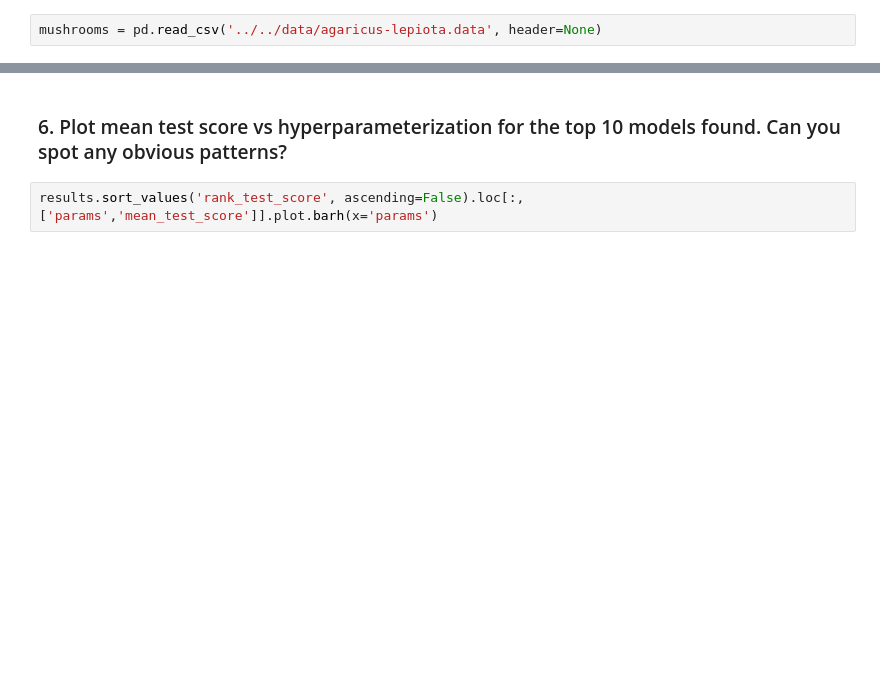
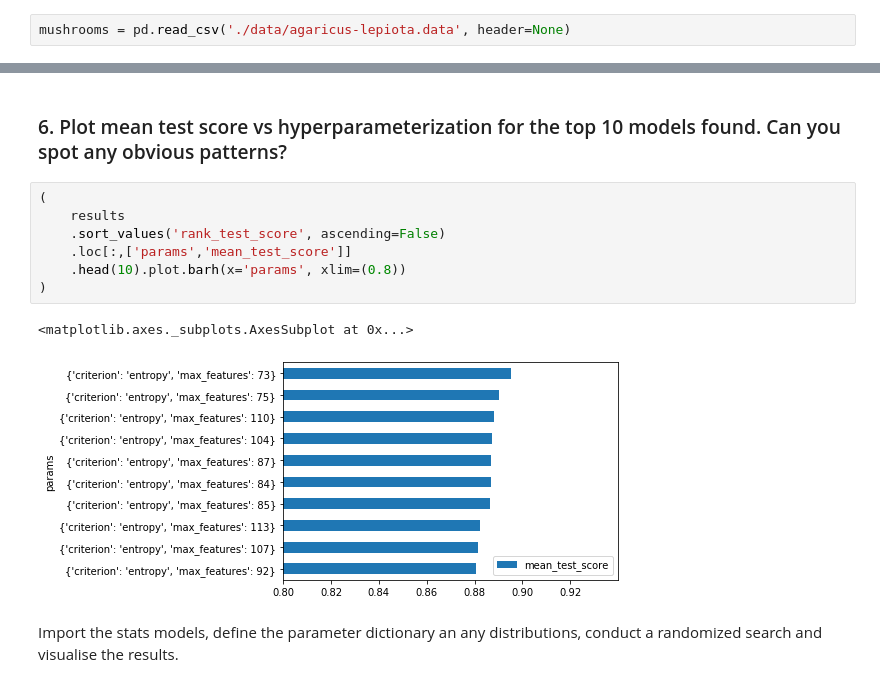
Before and after one commit to PacktWorkshops/The-Data-Science-Workshop, a Jupyter notebook: Chapter08/classify-mushrooms.ipynb, the cells around one changed output, grey strips where cells are left out. Cells and saved outputs as stored; diff of their text form; blank space fills up the shorter version.

```diff
--- a/Chapter08/classify-mushrooms.ipynb
+++ b/Chapter08/classify-mushrooms.ipynb
@@ -9,2 +13,2 @@ import pandas as pd
 # %%
-mushrooms = pd.read_csv('../../data/agaricus-lepiota.data', header=None)
+mushrooms = pd.read_csv('./data/agaricus-lepiota.data', header=None)
@@ -58,7 +123,17 @@ results.sort_values('rank_test_score', ascending=True).head(10)
 # %% [markdown]
 ### 6.	Plot mean test score vs hyperparameterization for the top 10 models found. Can you spot any obvious patterns?
 # %%
-results.sort_values('rank_test_score', ascending=False).loc[:,['params','mean_test_score']].plot.barh(x='params')
+(
+    results
+    .sort_values('rank_test_score', ascending=False)
+    .loc[:,['params','mean_test_score']]
+    .head(10).plot.barh(x='params', xlim=(0.8))
+)
+# %% [output]
+<matplotlib.axes._subplots.AxesSubplot at 0x...>
+[figure, added]
+# %% [markdown]
+Import the stats models, define the parameter dictionary an any distributions, conduct a randomized search and visualise the results.
 # %%
 from scipy import stats
 
```
Also changed, not shown: parts of 16 cells of this notebook.
